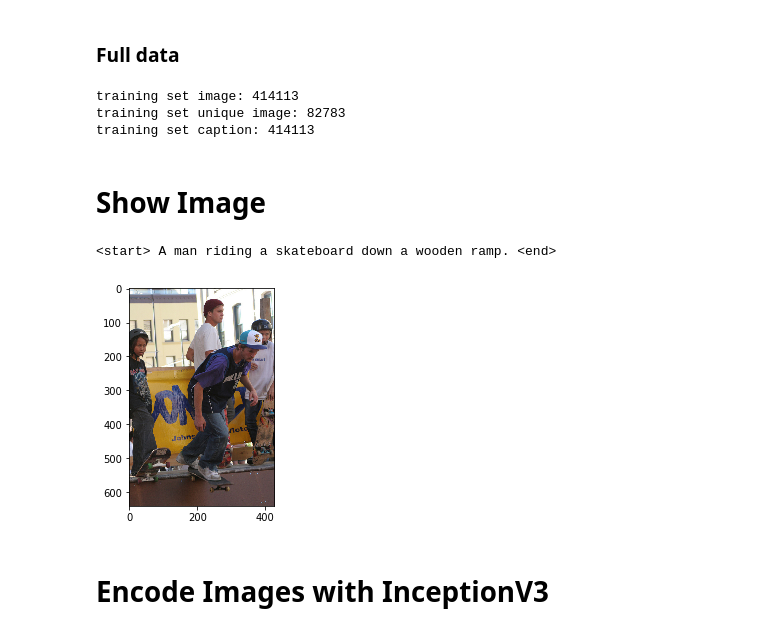
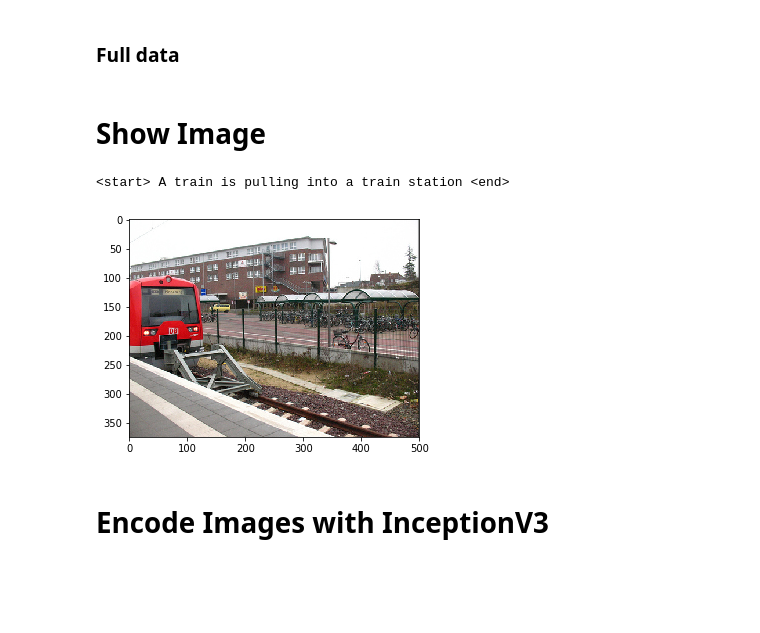
Before and after one commit to catnado/Image_Caption, a Jupyter notebook: Merge_Model.ipynb, the cells around one changed output. Saved outputs shown, nothing was run; the diff lists cells and outputs as text; code cells hidden in the pictures; blank space fills up the shorter version.

```diff
--- a/Merge_Model.ipynb
+++ b/Merge_Model.ipynb
@@ -168,23 +165,23 @@ len(train_captions), len(img_name_vector), len(all_captions)
 # %% [markdown]
 ### Full data
 # %%
-# load training set
-with open(annotation_file_train, 'r') as f:
-    annotations = json.load(f)
+# # load training set
+# with open(annotation_file_train, 'r') as f:
+#     annotations = json.load(f)
 
-# storing the captions and the image name in vectorsa
-filenames_train = []
-captions_train = []
+# # storing the captions and the image name in vectorsa
+# filenames_train = []
+# captions_train = []
 
-for annot in annotations['annotations']:
-    caption = '<start> ' + annot['caption'] + ' <end>'
-    image_id = annot['image_id']
-    full_coco_image_path = train_path + 'COCO_train2014_' + '%012d.jpg' % (image_id)
+# for annot in annotations['annotations']:
+#     caption = '<start> ' + annot['caption'] + ' <end>'
+#     image_id = annot['image_id']
+#     full_coco_image_path = train_path + 'COCO_train2014_' + '%012d.jpg' % (image_id)
 
-    filenames_train.append(full_coco_image_path)
-    captions_train.append(caption)
+#     filenames_train.append(full_coco_image_path)
+#     captions_train.append(caption)
 
-unique_image_train = len(annotations['images'])
+# unique_image_train = len(annotations['images'])
 # %%
 # # load validation set
 # with open(annotation_file_val, 'r') as f:
@@ -204,17 +201,13 @@ unique_image_train = len(annotations['images'])
 
 # unique_image_val = len(annotations['images'])
 # %%
-print("training set image: " + str(len(filenames_train)))
-print("training set unique image: " + str(unique_image_train))
-print("training set caption: " + str(len(captions_train)))
+# print("training set image: " + str(len(filenames_train)))
+# print("training set unique image: " + str(unique_image_train))
+# print("training set caption: " + str(len(captions_train)))
 
 # print("validation set image: " + str(len(filenames_val)))
 # print("validation set unique image: " + str(unique_image_val))
 # print("validation set caption: " + str(len(captions_val)))
-# %% [output]
-training set image: 414113
-training set unique image: 82783
-training set caption: 414113
 # %% [markdown]
 # Show Image
 # %%
@@ -260,10 +253,10 @@ def show_image(path, caption):
     plt.imshow(img)
     plt.show()
 # %%
-show_image(img_name_vector[1010], train_captions[1010])
+show_image(img_name_vector[8000], train_captions[8000])
 # %% [output]
-<start> A man riding a skateboard down a wooden ramp. <end>
+<start> A train is pulling into a train station <end>
-[figure, old version]
+[figure, new version]
 # %% [markdown]
 # Encode Images with InceptionV3
 # %%
```
Also changed, not shown: parts of 40 cells of this notebook, 3 other files.
